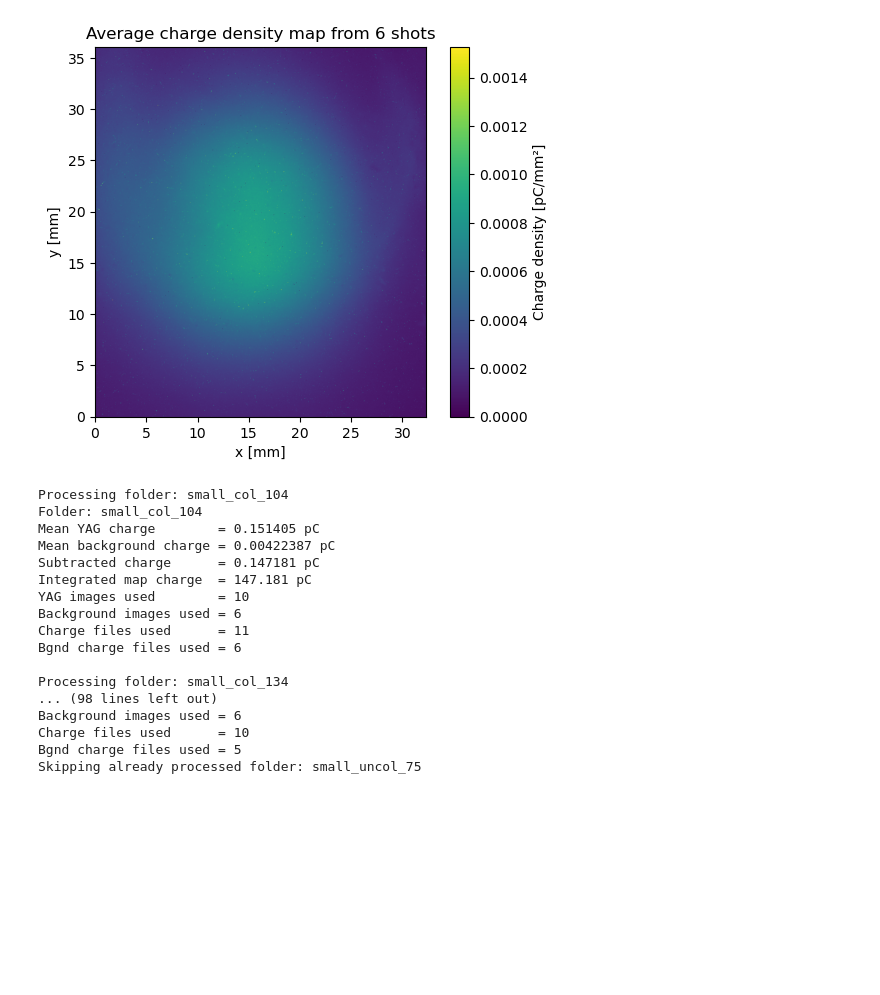
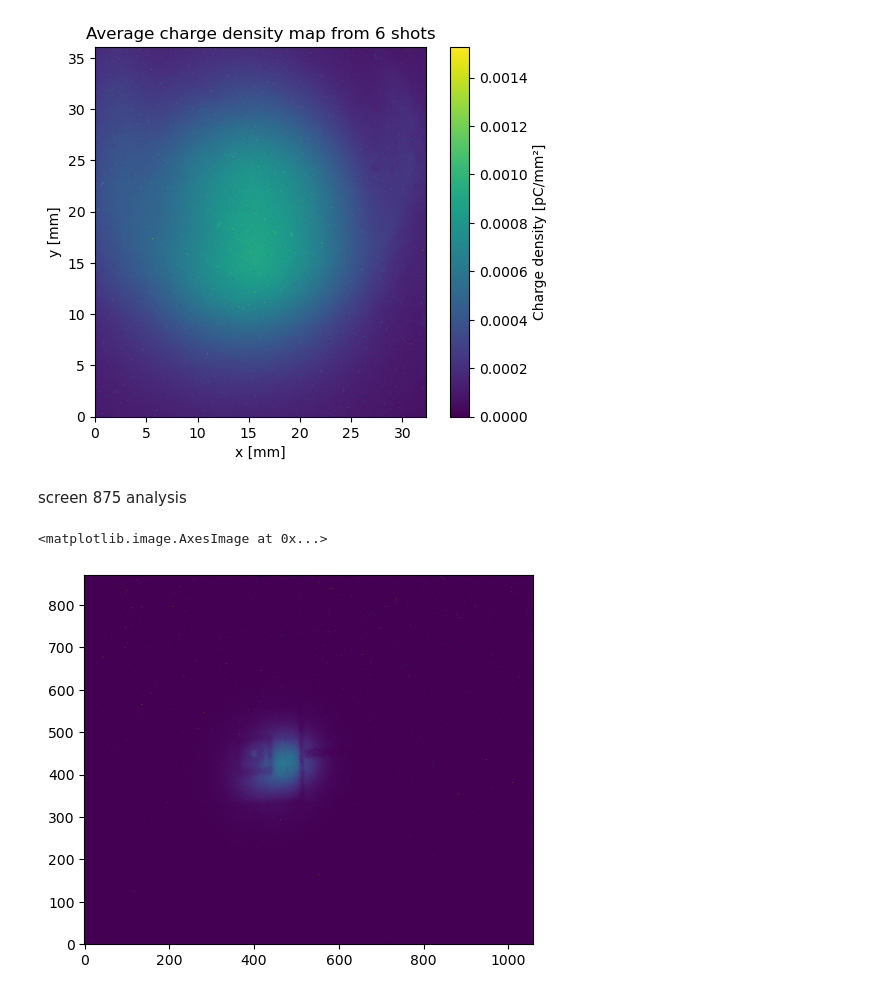
Before and after one commit to sabrinawaa/DPhil_Project, a Jupyter notebook: YAG_processing_CLEAR.ipynb, the cells around one changed output. Saved outputs shown, nothing was run; the diff lists cells and outputs as text; code cells hidden in the pictures; blank space fills up the shorter version.

```diff
--- a/YAG_processing_CLEAR.ipynb
+++ b/YAG_processing_CLEAR.ipynb
@@ -198,18 +221,14 @@ Relative error    = 2.618e-16
 Skipping YAG_10: missing bgnd_YAG_10.mat
 [figure]
 # %%
-from pathlib import Path
-import csv
 
-from scipy.io import loadmat
-import traceback
-
-input_dir = Path("CLEAR_experiments/May2026/PDD_YAG/small/")
-csv_path = Path("CLEAR_experiments/May2026/PDD_YAG_small.csv")
-fig_output_dir = Path("CLEAR_experiments/May2026/PDD_YAG_output_figs/small/")
+input_dir = Path("CLEAR_experiments/May2026/quad_scan_YAG/small/")
+csv_path = Path("CLEAR_experiments/May2026/quad_scan_YAG_small.csv")
+fig_output_dir = Path("CLEAR_experiments/May2026/quad_scan_YAG_output_figs/small/")
 fig_output_dir.mkdir(parents=True, exist_ok=True)
 
 cropping = (slice(150, 1100), slice(550, 1400))
+# cropping = (slice(150, 1100), slice(550, 1300))
 
 mm_per_pixel = 0.038
 pixel_area_mm2 = mm_per_pixel**2
@@ -323,18 +342,21 @@ with open(csv_path, "a", newline="") as f:
                 print(f"Skipping {charge_file.name}: {e}")
 
         # Load all background charge values, skipping NaN/inf
+        if len(yag_charges) == 0:
+            print(f"Skipping {folder_name}: no valid charge files after removing NaN/inf")
+            continue
+
+        Q_ref = np.mean(yag_charges)
+
         for bgnd_charge_file in bgnd_charge_files:
             try:
                 bgnd_charge_data = loadmat(bgnd_charge_file)
                 Q_bgnd = float(np.squeeze(bgnd_charge_data[charge_key]))
-
-                if (not np.isfinite(Q_bgnd)) or abs(Q_bgnd) > 0.3 * max(1e-6, abs(Q_raw)):
-                    print(f"Skipping {bgnd_charge_file.name}: background charge is NaN, inf or >30% of raw charge")
-                    print(f"Q_bgnd = {Q_bgnd}, Q_raw = {Q_raw}")
+                if (not np.isfinite(Q_bgnd)) or abs(Q_bgnd) > 0.3 * max(1e-6, abs(Q_ref)):
+                    print(f"Skipping {bgnd_charge_file.name}: background charge is NaN, inf or >30% of reference charge")
+                    print(f"Q_bgnd = {Q_bgnd}, Q_ref = {Q_ref}")
                     continue
-
                 bgnd_charges.append(Q_bgnd)
-
             except Exception as e:
                 print(f"Skipping {bgnd_charge_file.name}: {e}")
 
@@ -346,9 +368,6 @@ with open(csv_path, "a", newline="") as f:
             print(f"Skipping {folder_name}: no valid background YAG images")
             continue
 
-        if len(yag_charges) == 0:
-            print(f"Skipping {folder_name}: no valid charge files after removing NaN/inf")
-            continue
 
         if len(bgnd_charges) == 0:
             print(f"Skipping {folder_name}: no valid background charge files after removing NaN/inf")
@@ -394,9 +413,14 @@ with open(csv_path, "a", newline="") as f:
         fig = None
 
         try:
+            im_type = "YAG"
+            x, y = xy_from_shape(charge_density.shape, im_type)
+
             fig, cx, cy, CD_centre, Px, Py, r90_x, r90_y, ratio_x, ratio_y, CD_std,errPx, errPy, err_x90_x, err_x90_y = plot_dose1(
                 charge_density,
-                "YAG", 440,487
+                im_type,
+                x,
+                y
             )
 
             fig.savefig(
@@ -405,7 +429,7 @@ with open(csv_path, "a", newline="") as f:
             )
 
             writer.writerow([
-                folder_name, cx, cy,Px, Py, CD_centre, r90_x, r90_y, ratio_x, ratio_y, CD_std, errPx, errPy, err_x90_x, err_x90_y,Q_pC])
+                folder_name, cx, cy, CD_centre, Px, Py, r90_x, r90_y, ratio_x, ratio_y, CD_std, errPx, errPy, err_x90_x, err_x90_y,Q_pC])
             f.flush()
 
         except Exception as e:
@@ -416,21 +440,5 @@ with open(csv_path, "a", newline="") as f:
             if fig is not None:
                 plt.close(fig)
         plt.close("all")
-# %% [output]
-Processing folder: small_col_104
-Folder: small_col_104
-Mean YAG charge        = 0.151405 pC
-Mean background charge = 0.00422387 pC
-Subtracted charge      = 0.147181 pC
-Integrated map charge  = 147.181 pC
-YAG images used        = 10
-Background images used = 6
-Charge files used      = 11
-Bgnd charge files used = 6
-
-Processing folder: small_col_134
-... (98 lines left out)
-Background images used = 6
-Charge files used      = 10
-Bgnd charge files used = 5
-Skipping already processed folder: small_uncol_75
+# %% [markdown]
+screen 875 analysis
@@ -436,0 +507,8 @@ Skipping already processed folder: small_uncol_75
+# %%
+with open('CLEAR_experiments/May2026/quad_scan_875/small/scan770_I_100_s1in.pkl', "rb") as f:
+        data = pickle.load(f)
+
+plt.imshow(data['data'], origin="lower")
+# %% [output]
+<matplotlib.image.AxesImage at 0x...>
+[figure, added]
```
Also changed, not shown: parts of 10 cells of this notebook.
